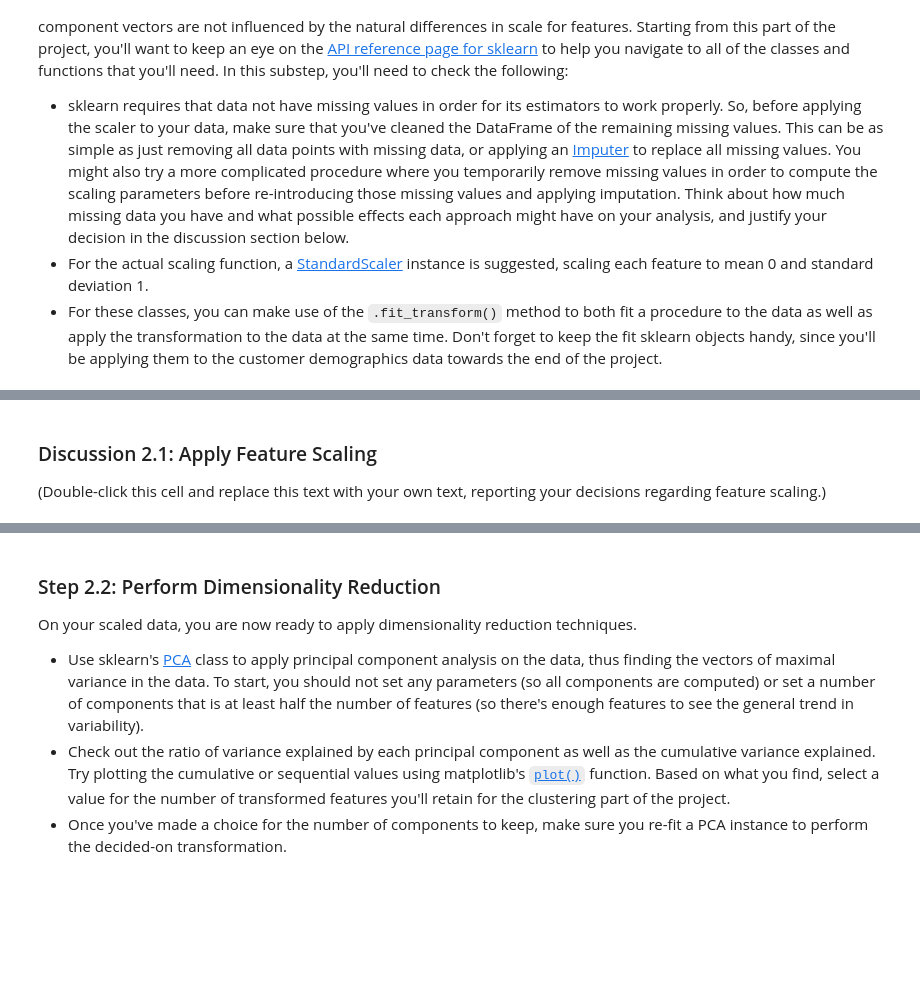
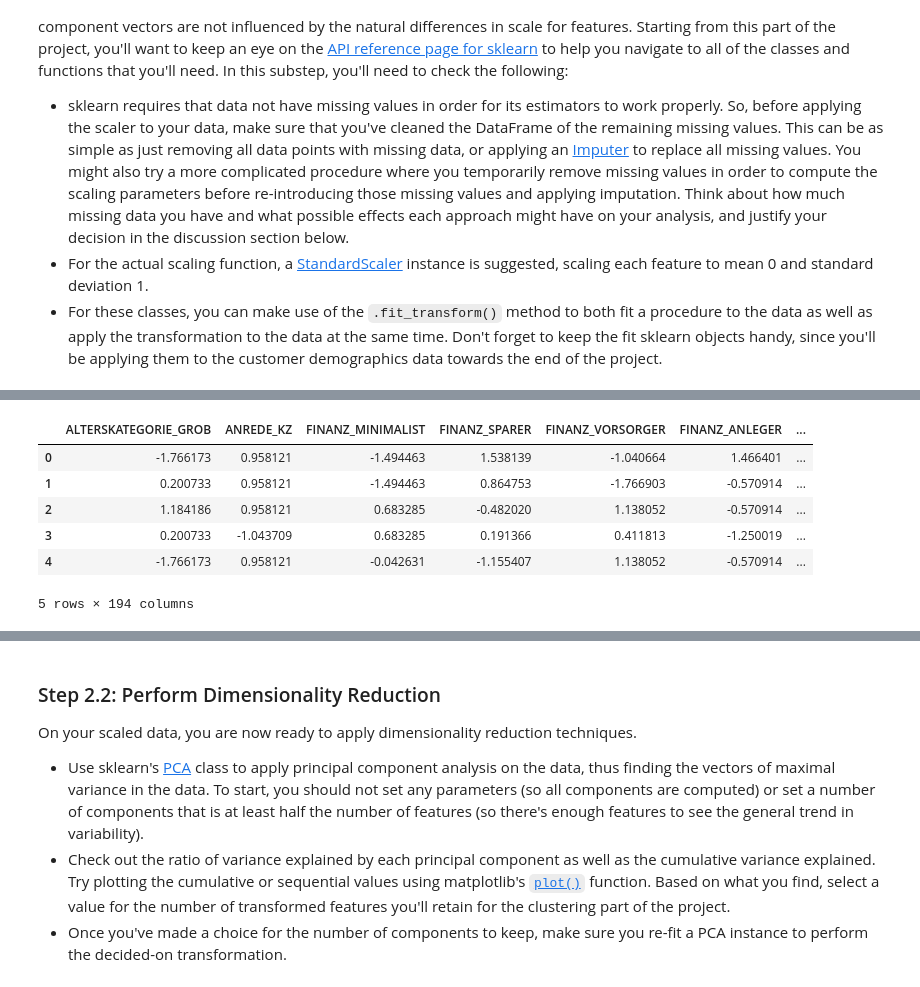
Before and after one commit to luisgj/customer-segments-predictor, a Jupyter notebook: Identify_Customer_Segments.ipynb, the cells around one changed output, grey strips where cells are left out. Drawn from its saved outputs; the diff is of its cells as text; code cells hidden in the pictures; blank space fills up the shorter version.

Commit message:
scale and apply PCA

```diff
--- a/Identify_Customer_Segments.ipynb
+++ b/Identify_Customer_Segments.ipynb
@@ -584,8 +585,15 @@ clean_demografics.head()
 # %%
 # Apply feature scaling to the general population demographics data.
 scaler = StandardScaler()
 clean_demografics_scaled = scaler.fit_transform(clean_demografics)
+
+df_scaled = pd.DataFrame(clean_demografics_scaled, columns = clean_demografics.columns)
+df_scaled.head()
+# %% [output]
+|  | ALTERSKATEGORIE_GROB | ANREDE_KZ | FINANZ_MINIMALIST | FINANZ_SPARER | FINANZ_VORSORGER | FINANZ_ANLEGER | ... |
+| 0 | -1.766173 | 0.958121 | -1.494463 | 1.538139 | -1.040664 | 1.466401 | ... |
+| 1 | 0.200733 | 0.958121 | -1.494463 | 0.864753 | -1.766903 | -0.570914 | ... |
+| 2 | 1.184186 | 0.958121 | 0.683285 | -0.482020 | 1.138052 | -0.570914 | ... |
+| 3 | 0.200733 | -1.043709 | 0.683285 | 0.191366 | 0.411813 | -1.250019 | ... |
+| 4 | -1.766173 | 0.958121 | -0.042631 | -1.155407 | 1.138052 | -0.570914 | ... |
+5 rows × 194 columns
-# %% [markdown]
-### Discussion 2.1: Apply Feature Scaling
-
-(Double-click this cell and replace this text with your own text, reporting your decisions regarding feature scaling.)
```
Also changed, not shown: parts of 6 cells of this notebook.
